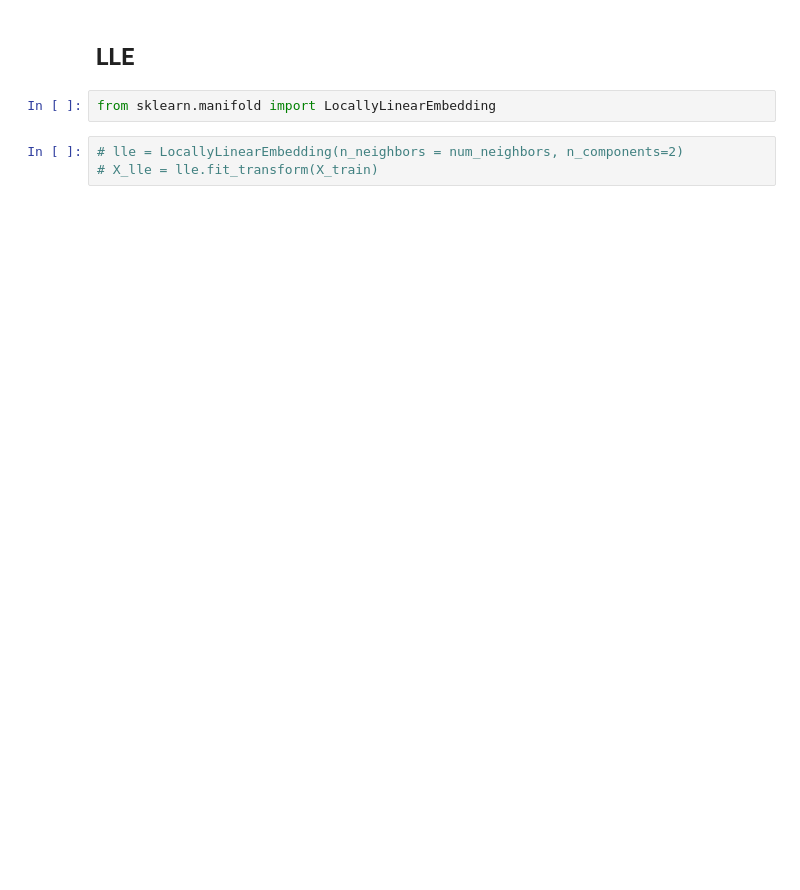
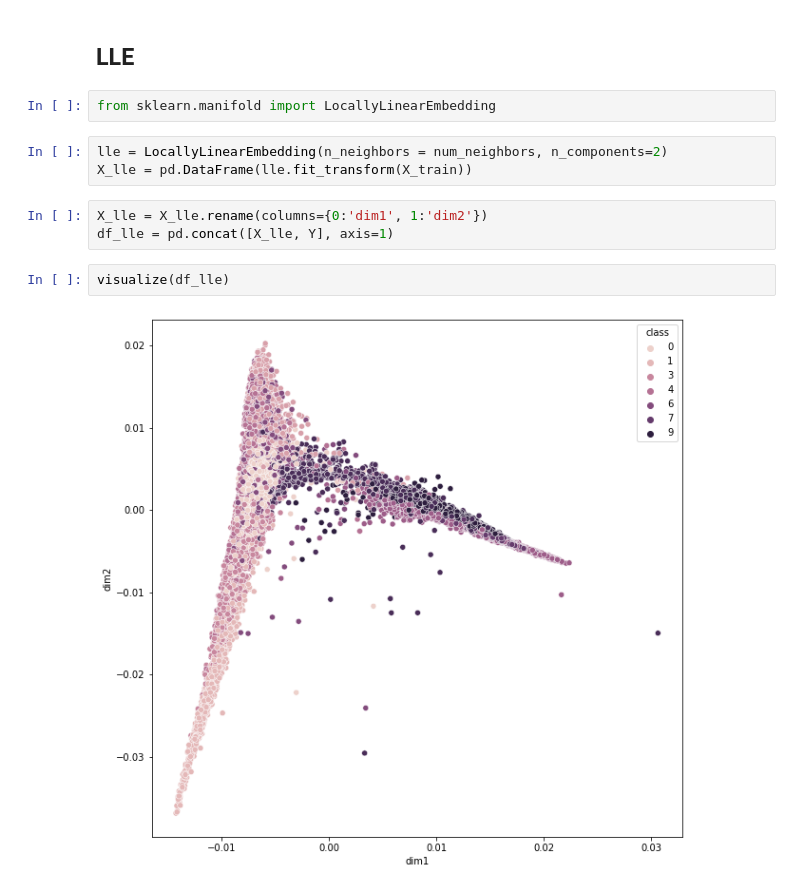
Before and after one commit to canquanquan/T-SNE, a Jupyter notebook: experiment.ipynb, the cells around one changed output. Cells and saved outputs as stored; diff of their text form; blank space fills up the shorter version.

```diff
--- a/experiment.ipynb
+++ b/experiment.ipynb
@@ -48,5 +135,12 @@ from sklearn.manifold import Isomap
 # %%
 from sklearn.manifold import LocallyLinearEmbedding
 # %%
-# lle = LocallyLinearEmbedding(n_neighbors = num_neighbors, n_components=2)
-# X_lle = lle.fit_transform(X_train)
+lle = LocallyLinearEmbedding(n_neighbors = num_neighbors, n_components=2)
+X_lle = pd.DataFrame(lle.fit_transform(X_train))
+# %%
+X_lle = X_lle.rename(columns={0:'dim1', 1:'dim2'})
+df_lle = pd.concat([X_lle, Y], axis=1)
+# %%
+visualize(df_lle)
+# %% [output]
+[figure, added]
```
Also changed, not shown: parts of 27 cells of this notebook, 1 other file.
